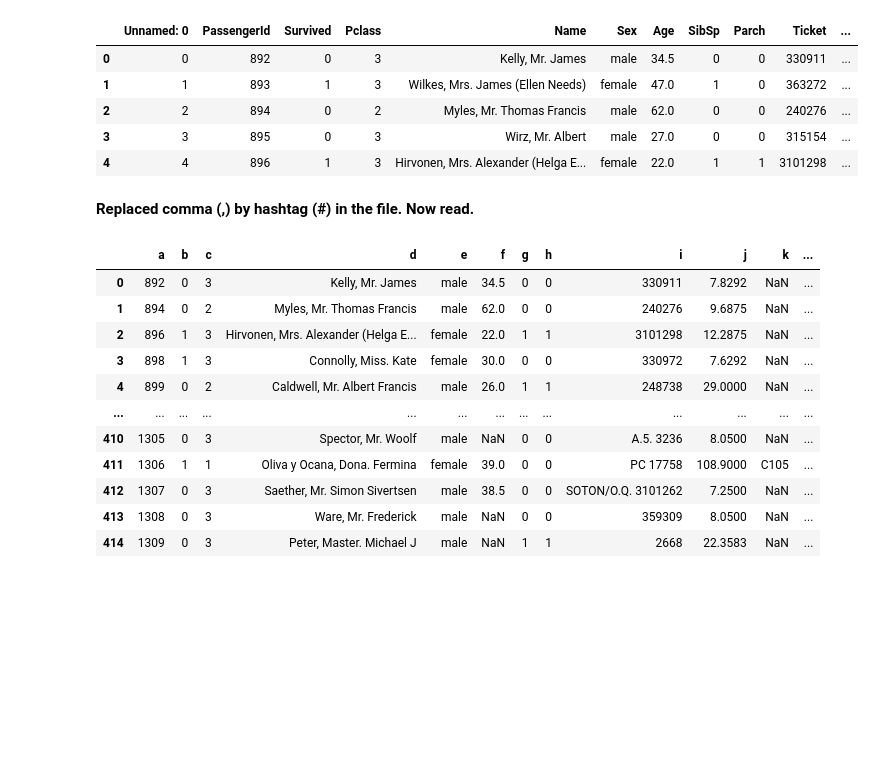
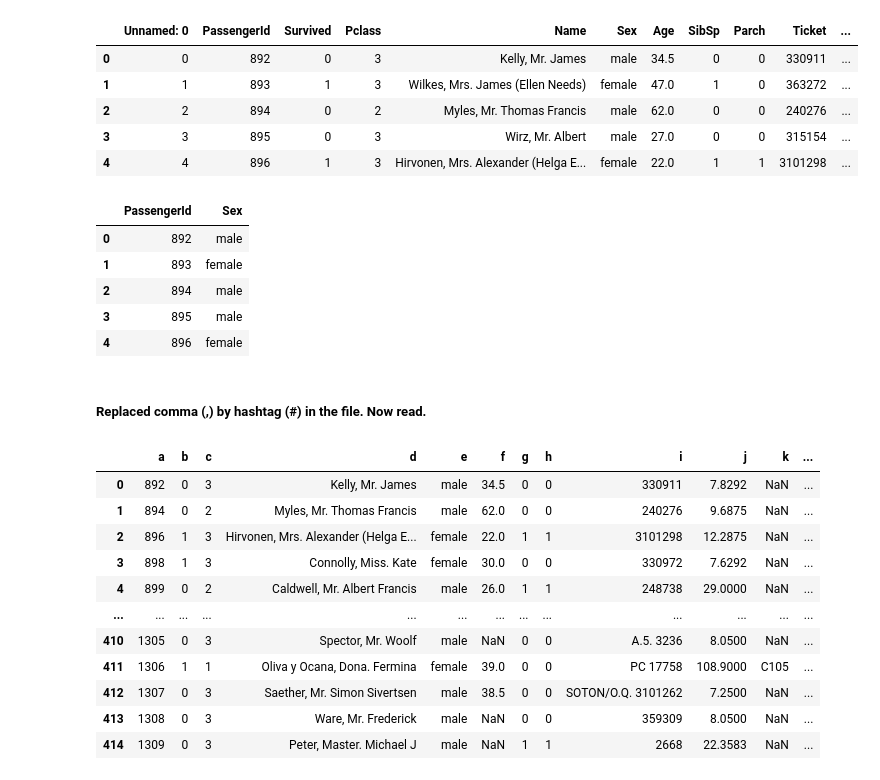
Before and after one commit to SoumyadeepDebnath/DSE_Onboarding, a Jupyter notebook: 6. Pandas.ipynb, the cells around one changed output. Cells and saved outputs as stored; diff of their text form; code cells hidden in the pictures; blank space fills up the shorter version.

```diff
--- a/6. Pandas.ipynb
+++ b/6. Pandas.ipynb
@@ -77,5 +50,14 @@ pd.read_csv('test.csv') #new column added - index - with no header
+# %%
+pd.read_csv('test2.csv') #new column added - index - with no header
+# %% [output]
+|  | PassengerId | Sex |
+| 0 | 892 | male |
+| 1 | 893 | female |
+| 2 | 894 | male |
+| 3 | 895 | male |
+| 4 | 896 | female |
 # %% [markdown]
-**Replaced comma (,) by hashtag (#) in the file. Now read.**
+##### **Replaced comma (,) by hashtag (#) in the file. Now read.**
 # %%
 #read with specific separator - sep=''
 #specific column names - names[]
```
Also changed, not shown: parts of 47 cells of this notebook.
